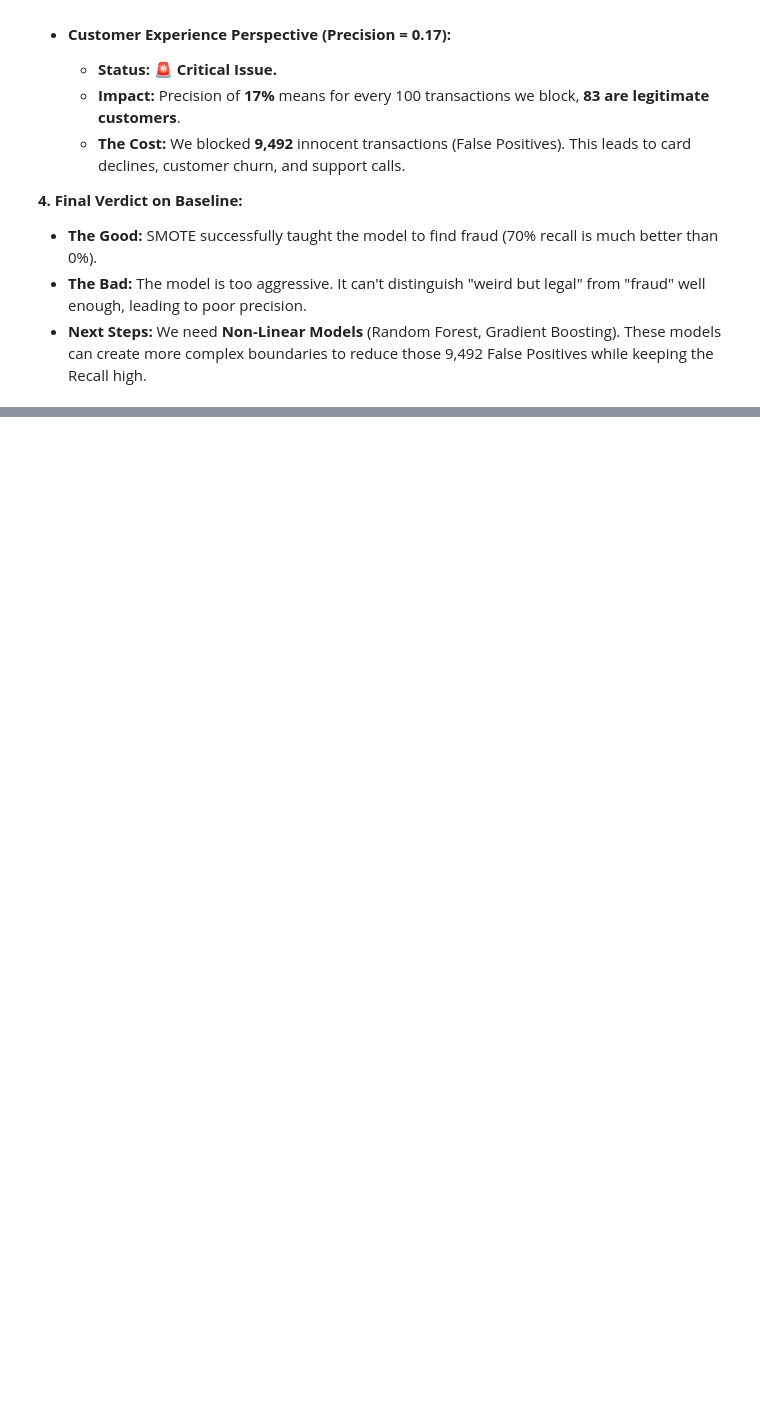
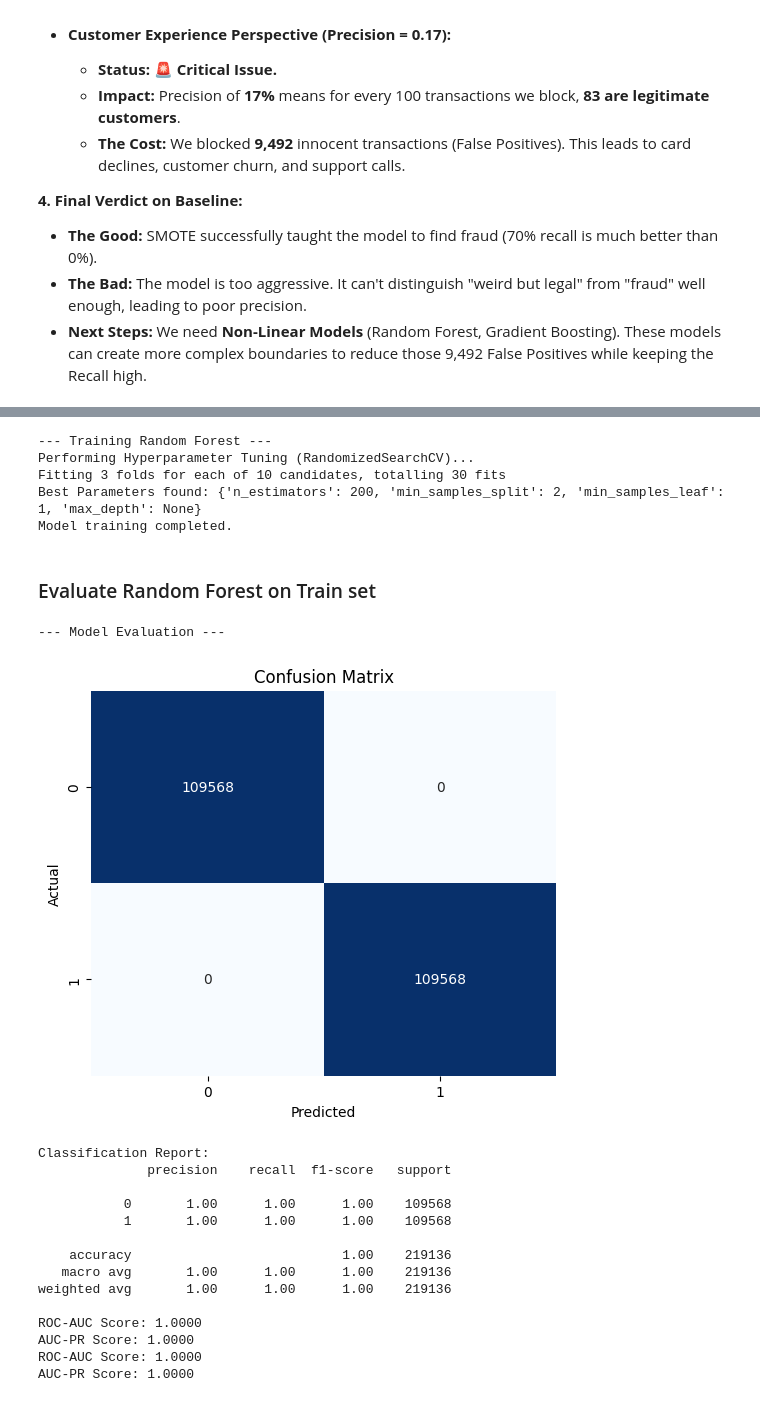
Before and after one commit to MYGBM/Improved-detection-of-fraud-cases-for-e-commerce-and-bank-transactions, a Jupyter notebook: notebooks/modelling-fraud-data.ipynb, the cells around one changed output, grey strips where cells are left out. Drawn from its saved outputs; the diff is of its cells as text; code cells hidden in the pictures; blank space fills up the shorter version.

```diff
--- a/notebooks/modelling-fraud-data.ipynb
+++ b/notebooks/modelling-fraud-data.ipynb
@@ -155,0 +141,32 @@ AUC-PR Score: 0.3643
+# %%
+# Train Random Forest with Hyperparameter Tuning
+# This might take a minute or two
+rf_model = fraud_model.train_random_forest(X_train, y_train, tune=True)
+# %% [output]
+--- Training Random Forest ---
+Performing Hyperparameter Tuning (RandomizedSearchCV)...
+Fitting 3 folds for each of 10 candidates, totalling 30 fits
+Best Parameters found: {'n_estimators': 200, 'min_samples_split': 2, 'min_samples_leaf': 1, 'max_depth': None}
+Model training completed.
+# %% [markdown]
+### Evaluate Random Forest on Train set
+# %%
+# Evaluate the Random Forest model on train set
+rf_metrics = fraud_model.evaluate_model(X_train, y_train)
+# %% [output]
+--- Model Evaluation ---
+[figure, added]
+Classification Report:
+              precision    recall  f1-score   support
+
+           0       1.00      1.00      1.00    109568
+           1       1.00      1.00      1.00    109568
+
+    accuracy                           1.00    219136
+   macro avg       1.00      1.00      1.00    219136
+weighted avg       1.00      1.00      1.00    219136
+
+ROC-AUC Score: 1.0000
+AUC-PR Score: 1.0000
+ROC-AUC Score: 1.0000
+AUC-PR Score: 1.0000
```
Also changed, not shown: parts of 12 cells of this notebook, 3 other files.
